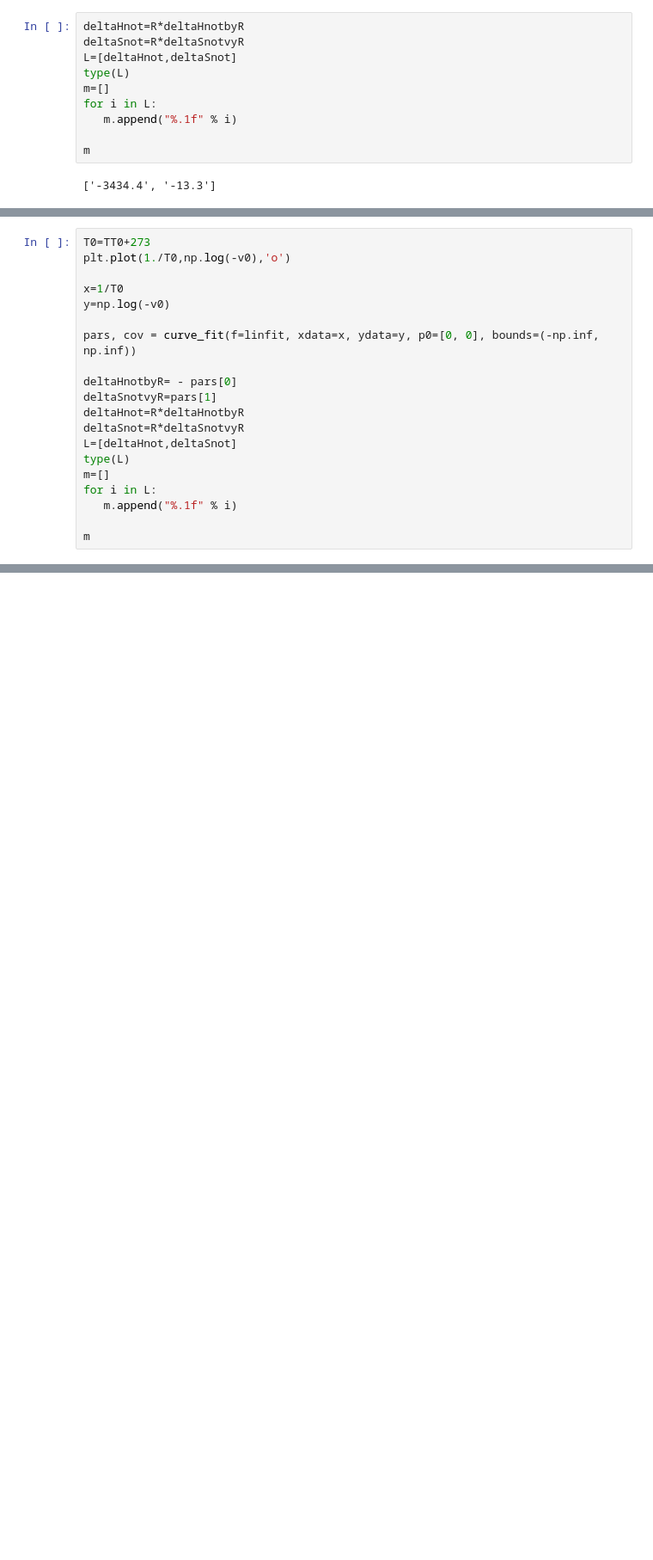
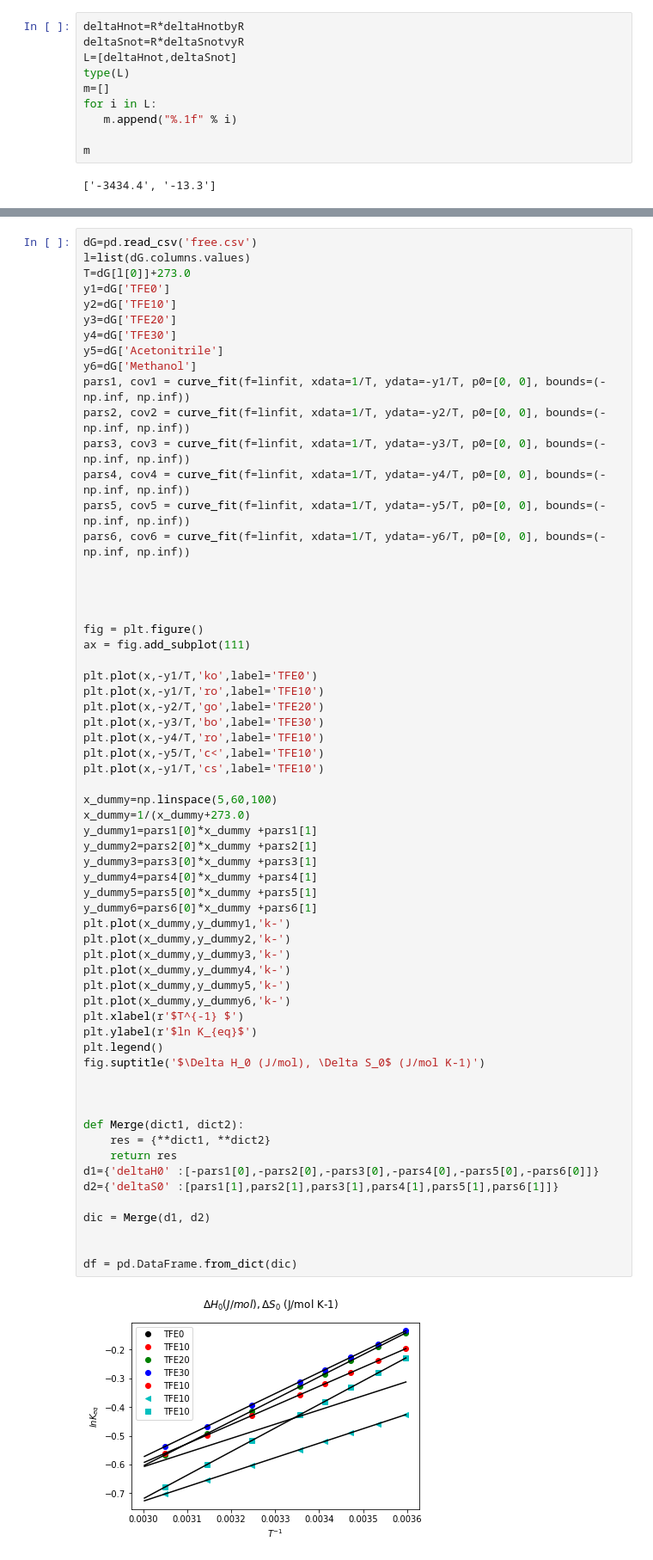
Before and after one commit to adgcal/CD-Analysis, a Jupyter notebook: CD_ANAL.ipynb, the cells around one changed output, grey strips where cells are left out. Shown at 86% size. Saved outputs shown, nothing was run; the diff lists cells and outputs as text; blank space fills up the shorter version.

```diff
--- a/CD_ANAL.ipynb
+++ b/CD_ANAL.ipynb
@@ -350,20 +321,0 @@ m
-# %%
-T0=TT0+273
-plt.plot(1./T0,np.log(-v0),'o')
-
-x=1/T0
-y=np.log(-v0)
-
-pars, cov = curve_fit(f=linfit, xdata=x, ydata=y, p0=[0, 0], bounds=(-np.inf, np.inf))
-
-deltaHnotbyR= - pars[0]
-deltaSnotvyR=pars[1]
-deltaHnot=R*deltaHnotbyR
-deltaSnot=R*deltaSnotvyR
-L=[deltaHnot,deltaSnot]
-type(L)
-m=[]
-for i in L:
-   m.append("%.1f" % i)
-
-m
@@ -377,0 +332,64 @@ In SVD also the enthalpy & entropy are negative
+# %%
+dG=pd.read_csv('free.csv')
+l=list(dG.columns.values)
+T=dG[l[0]]+273.0
+y1=dG['TFE0']
+y2=dG['TFE10']
+y3=dG['TFE20']
+y4=dG['TFE30']
+y5=dG['Acetonitrile']
+y6=dG['Methanol']
+pars1, cov1 = curve_fit(f=linfit, xdata=1/T, ydata=-y1/T, p0=[0, 0], bounds=(-np.inf, np.inf))
+pars2, cov2 = curve_fit(f=linfit, xdata=1/T, ydata=-y2/T, p0=[0, 0], bounds=(-np.inf, np.inf))
+pars3, cov3 = curve_fit(f=linfit, xdata=1/T, ydata=-y3/T, p0=[0, 0], bounds=(-np.inf, np.inf))
+pars4, cov4 = curve_fit(f=linfit, xdata=1/T, ydata=-y4/T, p0=[0, 0], bounds=(-np.inf, np.inf))
+pars5, cov5 = curve_fit(f=linfit, xdata=1/T, ydata=-y5/T, p0=[0, 0], bounds=(-np.inf, np.inf))
+pars6, cov6 = curve_fit(f=linfit, xdata=1/T, ydata=-y6/T, p0=[0, 0], bounds=(-np.inf, np.inf))
+
+
+
+
+fig = plt.figure()
+ax = fig.add_subplot(111)
+
+plt.plot(x,-y1/T,'ko',label='TFE0')
+plt.plot(x,-y1/T,'ro',label='TFE10')
+plt.plot(x,-y2/T,'go',label='TFE20')
+plt.plot(x,-y3/T,'bo',label='TFE30')
+plt.plot(x,-y4/T,'ro',label='TFE10')
+plt.plot(x,-y5/T,'c<',label='TFE10')
+plt.plot(x,-y1/T,'cs',label='TFE10')
+
+x_dummy=np.linspace(5,60,100)
+x_dummy=1/(x_dummy+273.0)
+y_dummy1=pars1[0]*x_dummy +pars1[1]
+y_dummy2=pars2[0]*x_dummy +pars2[1]
+y_dummy3=pars3[0]*x_dummy +pars3[1]
+y_dummy4=pars4[0]*x_dummy +pars4[1]
+y_dummy5=pars5[0]*x_dummy +pars5[1]
+y_dummy6=pars6[0]*x_dummy +pars6[1]
+plt.plot(x_dummy,y_dummy1,'k-')
+plt.plot(x_dummy,y_dummy2,'k-')
+plt.plot(x_dummy,y_dummy3,'k-')
+plt.plot(x_dummy,y_dummy4,'k-')
+plt.plot(x_dummy,y_dummy5,'k-')
+plt.plot(x_dummy,y_dummy6,'k-')
+plt.xlabel(r'$T^{-1} $')
+plt.ylabel(r'$ln K_{eq}$')
+plt.legend()
+fig.suptitle('$\Delta H_0 (J/mol), \Delta S_0$ (J/mol K-1)')
+
+
+
+def Merge(dict1, dict2):
+    res = {**dict1, **dict2}
+    return res
+d1={'deltaH0' :[-pars1[0],-pars2[0],-pars3[0],-pars4[0],-pars5[0],-pars6[0]]}
+d2={'deltaS0' :[pars1[1],pars2[1],pars3[1],pars4[1],pars5[1],pars6[1]]}
+
+dic = Merge(d1, d2)
+
+
+df = pd.DataFrame.from_dict(dic)
+# %% [output]
+[figure, added]
```
Also changed, not shown: parts of 10 cells of this notebook.
